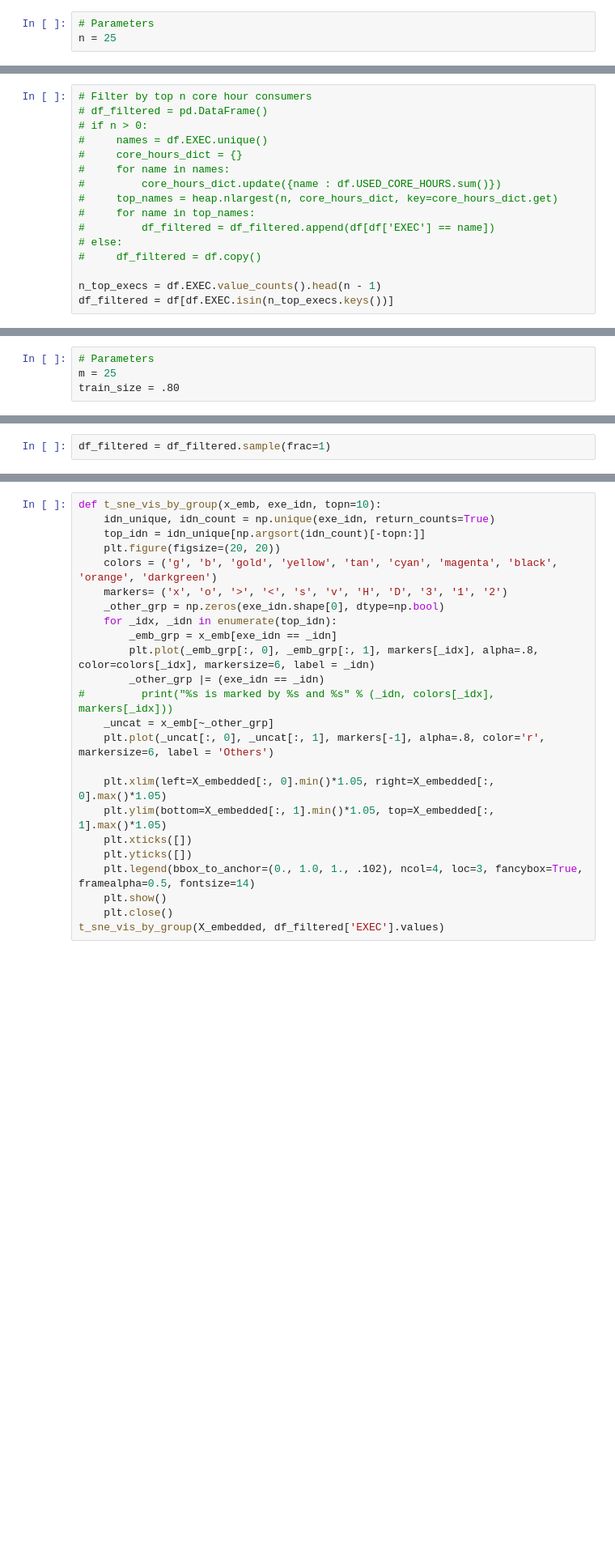
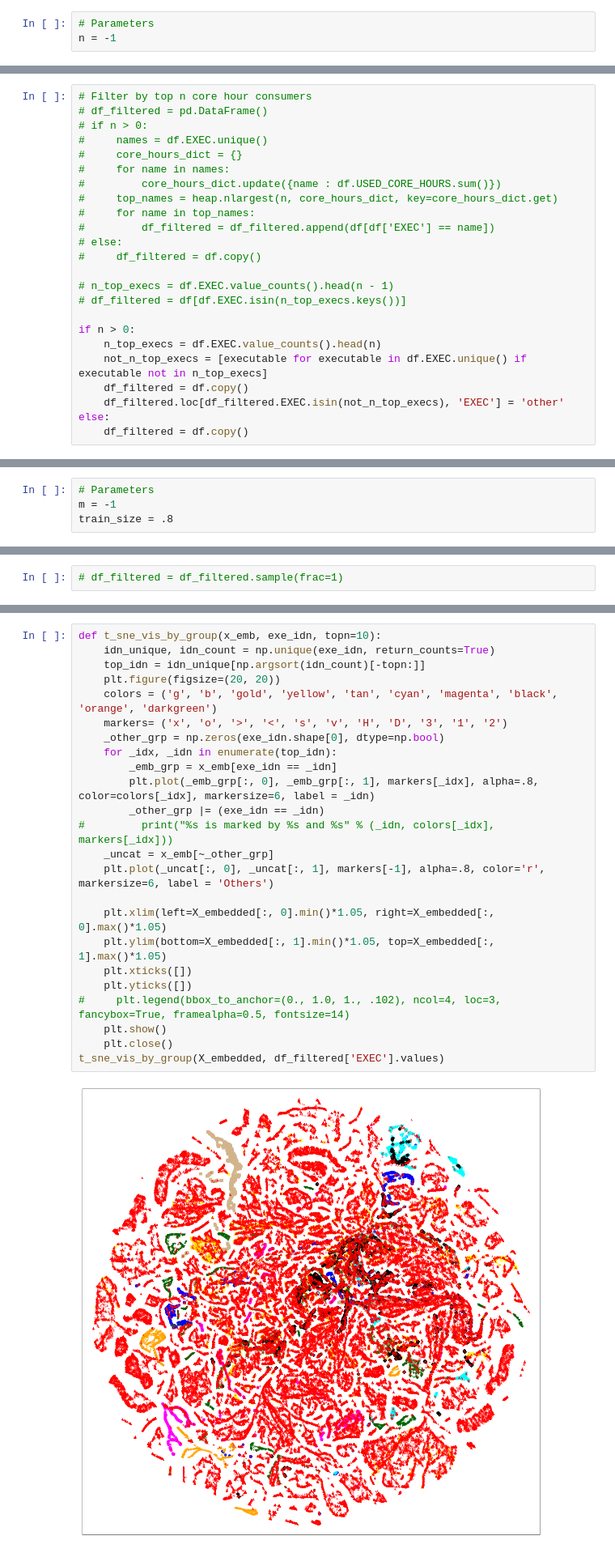
Before and after one commit to LuckierDodge/alcf-jupyter-notebooks, a Jupyter notebook: rlewis_nb/tracklib.ipynb, the cells around one changed output, grey strips where cells are left out. Shown at 81% size. Drawn from its saved outputs; the diff is of its cells as text; blank space fills up the shorter version.

```diff
--- a/rlewis_nb/tracklib.ipynb
+++ b/rlewis_nb/tracklib.ipynb
@@ -81,7 +93,7 @@ If you already have a filtered `.csv` you want to use, skip to **Section 3**.
         * Set to 0 to include all of them
 # %%
 # Parameters
-n = 25
+n = -1
 # %%
 # Read in the various dataframes if you need to
 df = pd.read_csv('../data/tracklib/tracklib_djc.csv', header=0, low_memory=False)
@@ -114,8 +130,16 @@ df['EXEC'] = df.apply(exec_maker, axis=1)
 # else:
 #     df_filtered = df.copy()
 
-n_top_execs = df.EXEC.value_counts().head(n - 1)
-df_filtered = df[df.EXEC.isin(n_top_execs.keys())]
+# n_top_execs = df.EXEC.value_counts().head(n - 1)
+# df_filtered = df[df.EXEC.isin(n_top_execs.keys())]
+
+if n > 0:
+    n_top_execs = df.EXEC.value_counts().head(n)
+    not_n_top_execs = [executable for executable in df.EXEC.unique() if executable not in n_top_execs]
+    df_filtered = df.copy()
+    df_filtered.loc[df_filtered.EXEC.isin(not_n_top_execs), 'EXEC'] = 'other'
+else:
+    df_filtered = df.copy()
 # %%
 # Save to a '.csv'
 if n > 0:
@@ -136,8 +160,8 @@ else:
         * Possible values: 0 to 1
 # %%
 # Parameters
-m = 25
-train_size = .80
+m = -1
+train_size = .8
 # %%
 # Read in the various dataframes if you need to
 # df = pd.read_csv('../data/tracklib/tracklib_djc.csv')
@@ -148,7 +172,7 @@ if m > 0:
 else:
     df_filtered = pd.read_csv('../data/tracklib/tracklib_djc_filtered.csv')
 # %%
-df_filtered = df_filtered.sample(frac=1)
+# df_filtered = df_filtered.sample(frac=1)
 # %%
 # Select features and targets to use for model
 features = df_filtered.select_dtypes(include=[np.number]).copy()
@@ -283,27 +307,29 @@ KeyboardInterrupt:
 # %%
 def t_sne_vis_by_group(x_emb, exe_idn, topn=10):
     idn_unique, idn_count = np.unique(exe_idn, return_counts=True)
     top_idn = idn_unique[np.argsort(idn_count)[-topn:]]
     plt.figure(figsize=(20, 20))
     colors = ('g', 'b', 'gold', 'yellow', 'tan', 'cyan', 'magenta', 'black', 'orange', 'darkgreen')
     markers= ('x', 'o', '>', '<', 's', 'v', 'H', 'D', '3', '1', '2')
     _other_grp = np.zeros(exe_idn.shape[0], dtype=np.bool)
     for _idx, _idn in enumerate(top_idn):
         _emb_grp = x_emb[exe_idn == _idn]
         plt.plot(_emb_grp[:, 0], _emb_grp[:, 1], markers[_idx], alpha=.8, color=colors[_idx], markersize=6, label = _idn)
         _other_grp |= (exe_idn == _idn)
 #         print("%s is marked by %s and %s" % (_idn, colors[_idx], markers[_idx]))
     _uncat = x_emb[~_other_grp]
     plt.plot(_uncat[:, 0], _uncat[:, 1], markers[-1], alpha=.8, color='r', markersize=6, label = 'Others')
 
     plt.xlim(left=X_embedded[:, 0].min()*1.05, right=X_embedded[:, 0].max()*1.05)
     plt.ylim(bottom=X_embedded[:, 1].min()*1.05, top=X_embedded[:, 1].max()*1.05)
     plt.xticks([])
     plt.yticks([])
-    plt.legend(bbox_to_anchor=(0., 1.0, 1., .102), ncol=4, loc=3, fancybox=True, framealpha=0.5, fontsize=14)
+#     plt.legend(bbox_to_anchor=(0., 1.0, 1., .102), ncol=4, loc=3, fancybox=True, framealpha=0.5, fontsize=14)
     plt.show()
     plt.close()
 t_sne_vis_by_group(X_embedded, df_filtered['EXEC'].values)
+# %% [output]
+[figure, added]
 # %% [markdown]
 # XGBoost Model
 # %%
```
Also changed, not shown: parts of 38 cells of this notebook, 7 other files.
